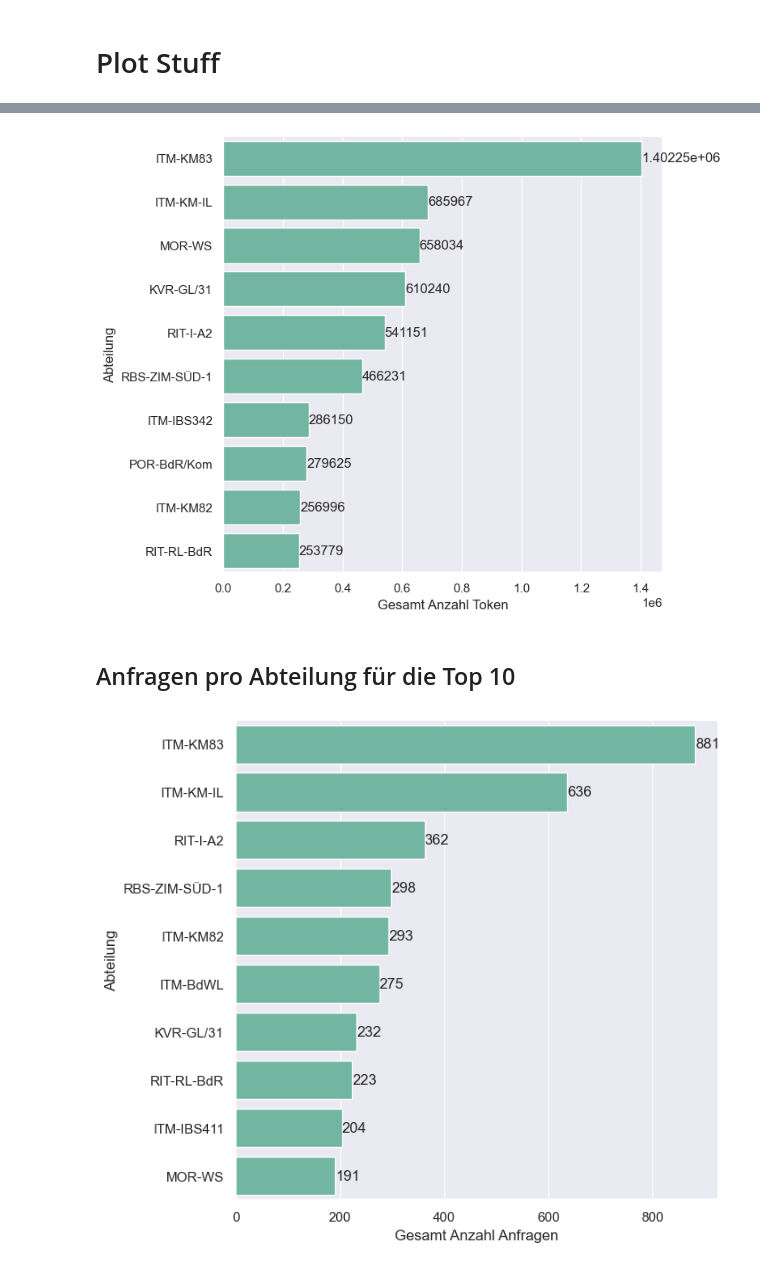
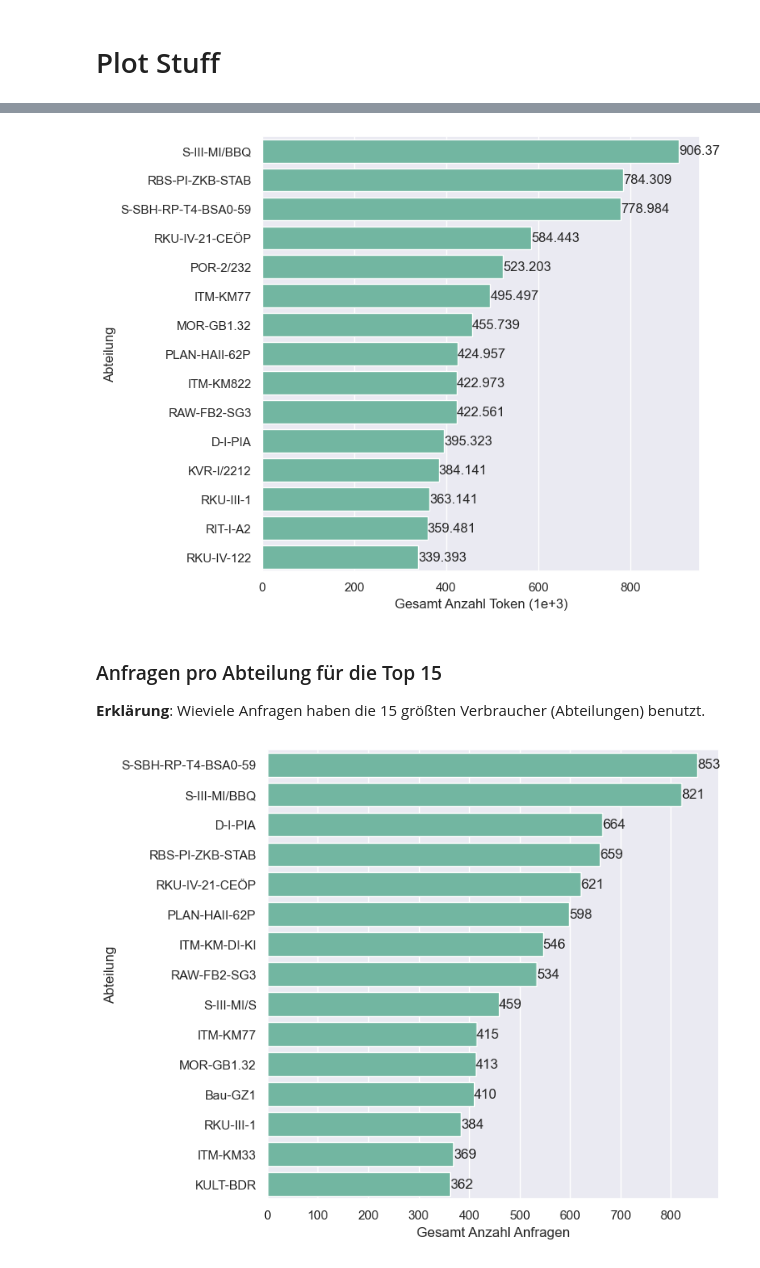
Before and after one commit to it-at-m/mucgpt, a Jupyter notebook: notebooks/ReadStatistics.ipynb, the cells around one changed output, grey strips where cells are left out. Saved outputs shown, nothing was run; the diff lists cells and outputs as text; code cells hidden in the pictures.

```diff
--- a/notebooks/ReadStatistics.ipynb
+++ b/notebooks/ReadStatistics.ipynb
@@ -12,11 +12,12 @@ df["created_on"] = pd.to_datetime(df["created_on"])
 df["updated_on"] = pd.to_datetime(df["updated_on"])
 # %%
 df["hour"] = df["created_on"].dt.hour
-df["hourminute"] = df["created_on"].dt.hour + (df["created_on"].dt.minute /60)
+df["hourminute"] = (df["created_on"].dt.hour*100 + (df["created_on"].dt.minute)/60*100).astype(int)
 df["day"] = df["created_on"].dt.day_name(locale ='German')
-ref_date = pd.to_datetime(date(2023, 11, 29))
+ref_date = pd.to_datetime(date(2024, 2, 27))
 df["dayscount"] = (df["created_on"] - ref_date).dt.components.days
-df  = df[df["dayscount"] >=2]
+df  = df[df["dayscount"] >=0]
+df['referat'] = df['department'].str.split('-', expand=True)[0]
 df
 # %% [output]
 |  | id | tokencount | department | messagecount | method | created_on | updated_on | hour | hourminute | ... |
@@ -107,23 +167,24 @@ plt.show()
 # %%
 a4_dims = (7, 7)
 fig, ax = plt.subplots(figsize=a4_dims)
-token_per_department_df = df.groupby(['department'])[["tokencount"]].sum().sort_values(by="tokencount", ascending=False)[0:10]
+token_per_department_df = df.groupby(['department'])[["tokencount"]].sum().sort_values(by="tokencount", ascending=False)[0:15]/1000
 chart = sns.barplot(token_per_department_df, x="tokencount", y="department", ax=ax)
-chart.set(xlabel='Gesamt Anzahl Token', ylabel='Abteilung')
+chart.set(xlabel='Gesamt Anzahl Token (1e+3)', ylabel='Abteilung')
 
 ax.bar_label(ax.containers[0])
 plt.show()
 # %% [output]
-[figure, old version]
+[figure, new version]
 # %% [markdown]
-## Anfragen pro Abteilung für die Top 10
+### Anfragen pro Abteilung für die Top 15
+**Erklärung**: Wieviele Anfragen haben die 15 größten Verbraucher (Abteilungen) benutzt.
 # %%
 a4_dims = (7, 7)
 fig, ax = plt.subplots(figsize=a4_dims)
-anfragen_per_department_df = df.groupby(['department'])[["tokencount"]].count().sort_values(by="tokencount", ascending=False)[0:10]
+anfragen_per_department_df = df.groupby(['department'])[["tokencount"]].count().sort_values(by="tokencount", ascending=False)[0:15]
 chart = sns.barplot(anfragen_per_department_df, x="tokencount", y="department",ax=ax)
 chart.set(xlabel='Gesamt Anzahl Anfragen', ylabel='Abteilung')
 ax.bar_label(ax.containers[0])
 plt.show()
 # %% [output]
-[figure, old version]
+[figure, new version]
```
Also changed, not shown: parts of 33 cells of this notebook, 23 other files.
